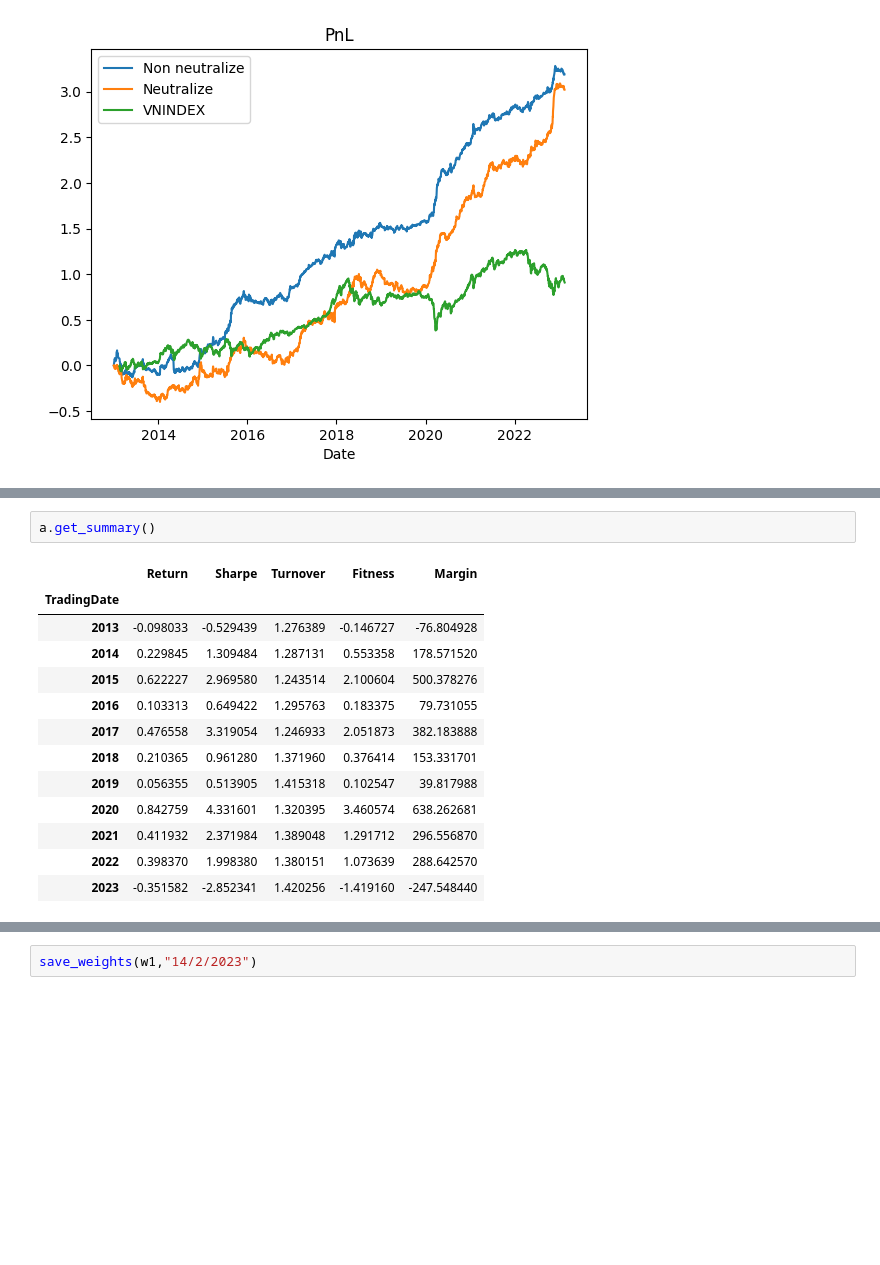
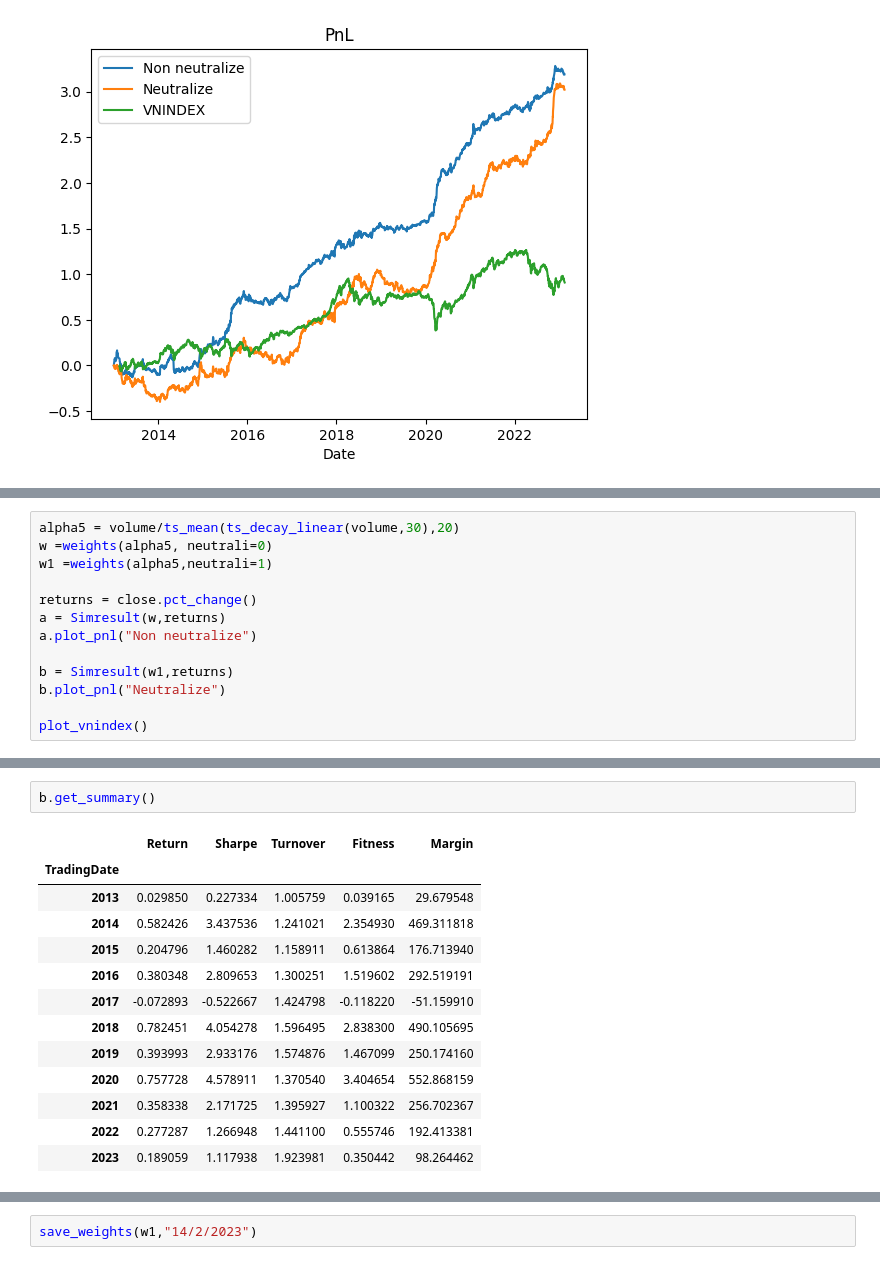
Before and after one commit to khanhtrinh2003/VN30-Strategy, a Jupyter notebook: main.ipynb, the cells around one changed output, grey strips where cells are left out. Cells and saved outputs as stored; diff of their text form; blank space fills up the shorter version.

```diff
--- a/main.ipynb
+++ b/main.ipynb
@@ -185,0 +190,13 @@ a.get_overall()
+# %%
+alpha5 = volume/ts_mean(ts_decay_linear(volume,30),20)
+w =weights(alpha5, neutrali=0)
+w1 =weights(alpha5,neutrali=1)
+
+returns = close.pct_change()
+a = Simresult(w,returns)
+a.plot_pnl("Non neutralize")
+
+b = Simresult(w1,returns)
+b.plot_pnl("Neutralize")
+
+plot_vnindex()
@@ -186,16 +205,16 @@ a.get_overall()
 # %%
-a.get_summary()
+b.get_summary()
 # %% [output]
 |  | Return | Sharpe | Turnover | Fitness | Margin |
 | TradingDate |  |  |  |  |  |
-| 2013 | -0.098033 | -0.529439 | 1.276389 | -0.146727 | -76.804928 |
-| 2014 | 0.229845 | 1.309484 | 1.287131 | 0.553358 | 178.571520 |
-| 2015 | 0.622227 | 2.969580 | 1.243514 | 2.100604 | 500.378276 |
-| 2016 | 0.103313 | 0.649422 | 1.295763 | 0.183375 | 79.731055 |
-| 2017 | 0.476558 | 3.319054 | 1.246933 | 2.051873 | 382.183888 |
-| 2018 | 0.210365 | 0.961280 | 1.371960 | 0.376414 | 153.331701 |
-| 2019 | 0.056355 | 0.513905 | 1.415318 | 0.102547 | 39.817988 |
-| 2020 | 0.842759 | 4.331601 | 1.320395 | 3.460574 | 638.262681 |
-| 2021 | 0.411932 | 2.371984 | 1.389048 | 1.291712 | 296.556870 |
-| 2022 | 0.398370 | 1.998380 | 1.380151 | 1.073639 | 288.642570 |
-| 2023 | -0.351582 | -2.852341 | 1.420256 | -1.419160 | -247.548440 |
+| 2013 | 0.029850 | 0.227334 | 1.005759 | 0.039165 | 29.679548 |
+| 2014 | 0.582426 | 3.437536 | 1.241021 | 2.354930 | 469.311818 |
+| 2015 | 0.204796 | 1.460282 | 1.158911 | 0.613864 | 176.713940 |
+| 2016 | 0.380348 | 2.809653 | 1.300251 | 1.519602 | 292.519191 |
+| 2017 | -0.072893 | -0.522667 | 1.424798 | -0.118220 | -51.159910 |
+| 2018 | 0.782451 | 4.054278 | 1.596495 | 2.838300 | 490.105695 |
+| 2019 | 0.393993 | 2.933176 | 1.574876 | 1.467099 | 250.174160 |
+| 2020 | 0.757728 | 4.578911 | 1.370540 | 3.404654 | 552.868159 |
+| 2021 | 0.358338 | 2.171725 | 1.395927 | 1.100322 | 256.702367 |
+| 2022 | 0.277287 | 1.266948 | 1.441100 | 0.555746 | 192.413381 |
+| 2023 | 0.189059 | 1.117938 | 1.923981 | 0.350442 | 98.264462 |
```
Also changed, not shown: parts of 31 cells of this notebook, 2 other files.
